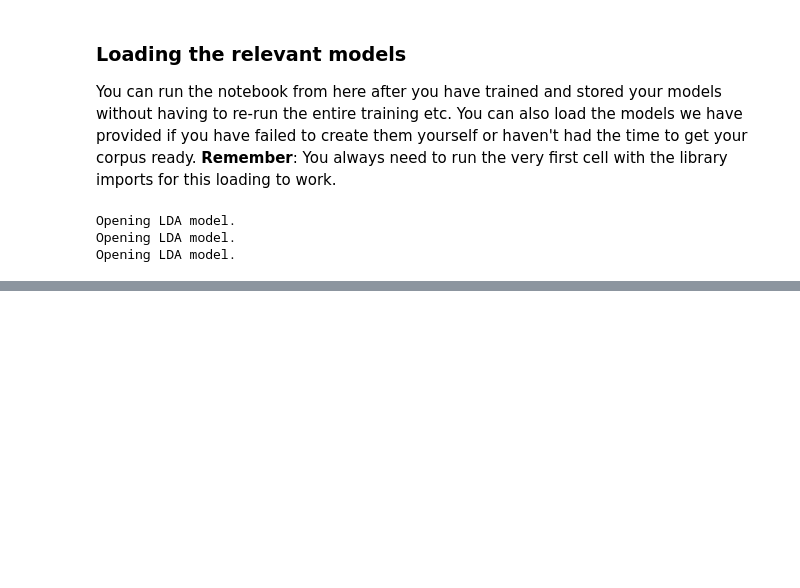
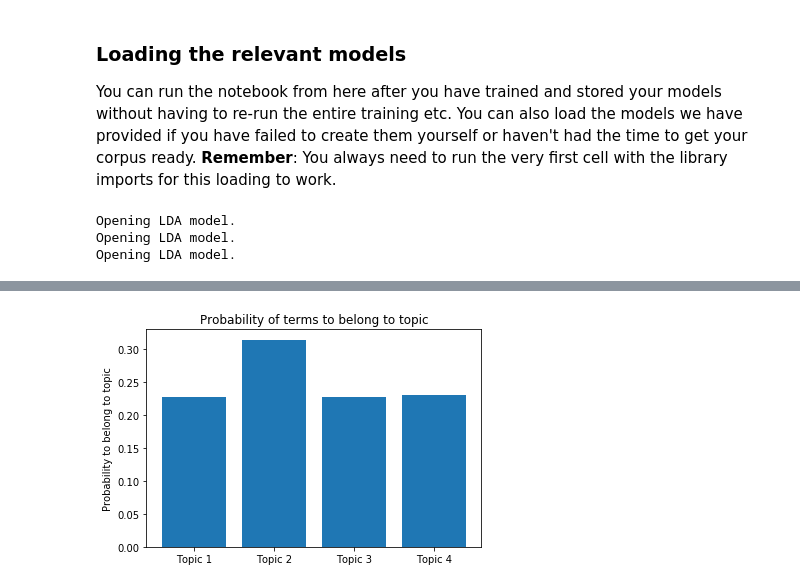
Before and after one commit to aiforpeople-git/Covid19China_TopicModeling, a Jupyter notebook: src/Topic_Modeling_LDA.ipynb, the cells around one changed output, grey strips where cells are left out. Saved outputs shown, nothing was run; the diff lists cells and outputs as text; code cells hidden in the pictures; blank space fills up the shorter version.

```diff
--- a/src/Topic_Modeling_LDA.ipynb
+++ b/src/Topic_Modeling_LDA.ipynb
@@ -244,0 +342,22 @@ HTML(filename='../models/lda_16.html')
+# %%
+# loading our initial dictionary
+with open('../data/dictionary.pkl', 'rb') as f:
+    dictionary = pickle.load(f)
+
+# Create a new corpus, made of previously unseen documents.
+other_texts = [['trump','usa','potus','america','president','american']]
+
+other_corpus = [dictionary.doc2bow(text) for text in other_texts]
+unseen_doc = other_corpus[0]
+vector = model_4[unseen_doc]  # get topic probability distribution for a document
+
+x = [vec[0] for vec in vector]
+y = [vec[1] for vec in vector]
+
+plt.bar(x,y)
+plt.xticks([0,1,2,3],["Topic 1","Topic 2","Topic 3","Topic 4"])
+plt.ylabel("Probability to belong to topic")
+plt.title("Probability of terms to belong to topic")
+plt.show()
+# %% [output]
+[figure, added]
```
Also changed, not shown: parts of 19 cells of this notebook, 1 other file.
